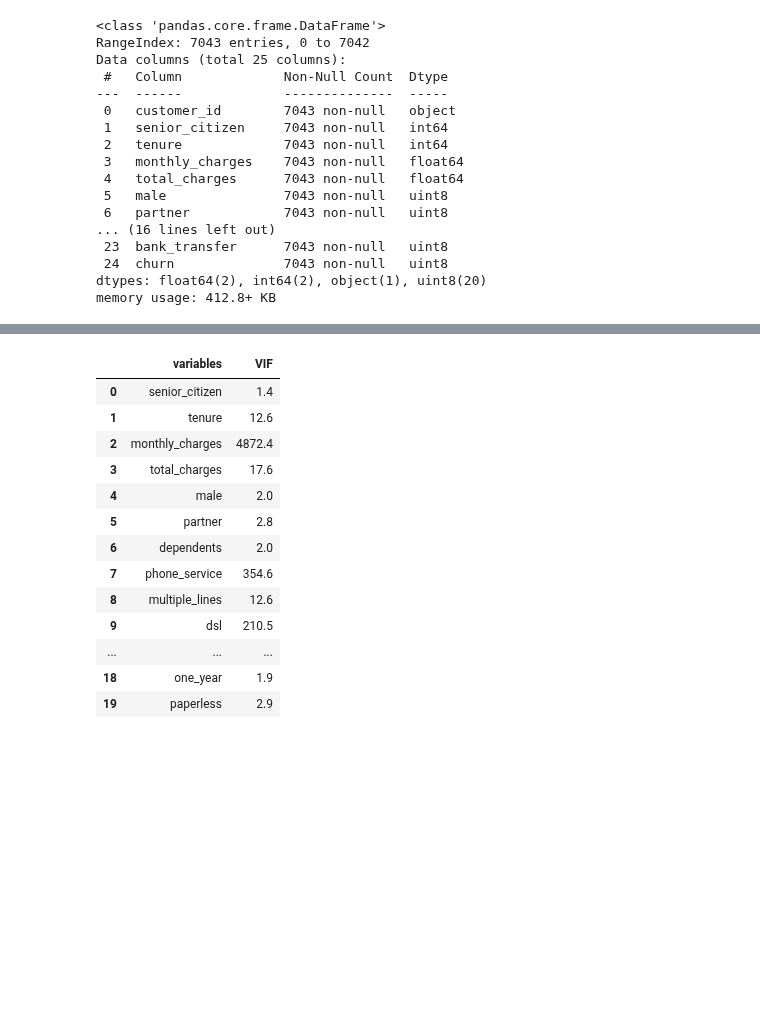
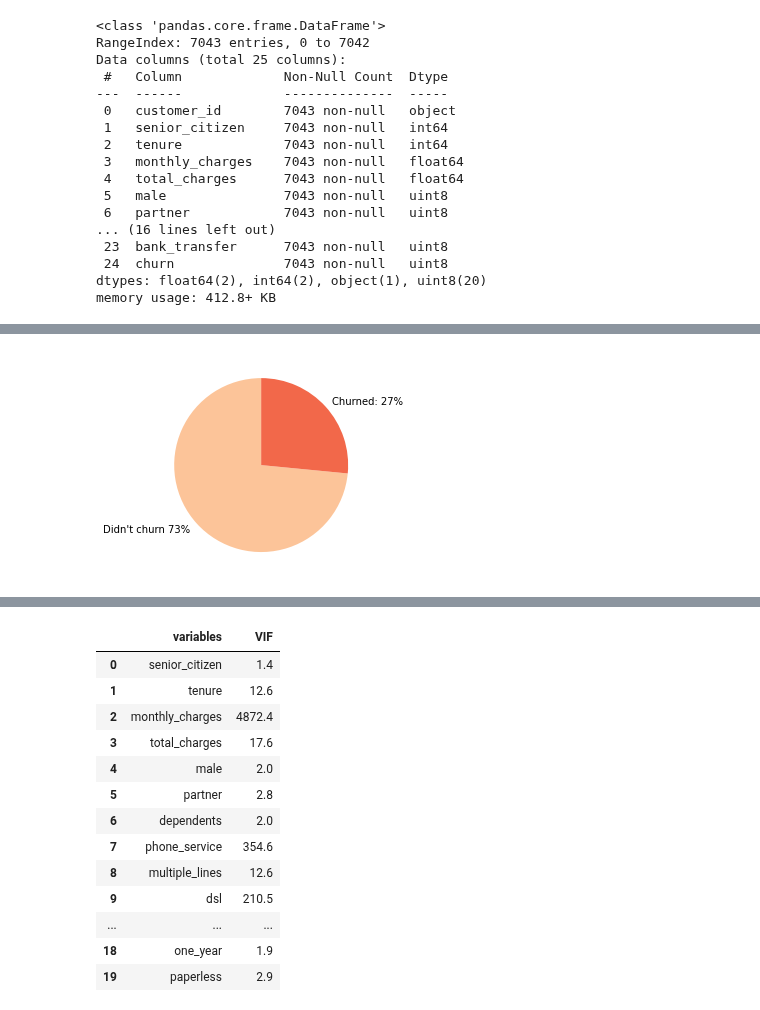
Before and after one commit to konstanzer/reducing_churn, a Jupyter notebook: modeling.ipynb, the cells around one changed output, grey strips where cells are left out. Cells and saved outputs as stored; diff of their text form; code cells hidden in the pictures; blank space fills up the shorter version.

```diff
--- a/modeling.ipynb
+++ b/modeling.ipynb
@@ -59,0 +110,4 @@ memory usage: 412.8+ KB
+# %%
+plt.pie(eda.churn.value_counts(), labels=["Didn't churn 73%","Churned: 27%"], startangle=90);
+# %% [output]
+[figure, added]
```
Also changed, not shown: parts of 52 cells of this notebook, 11 other files.
